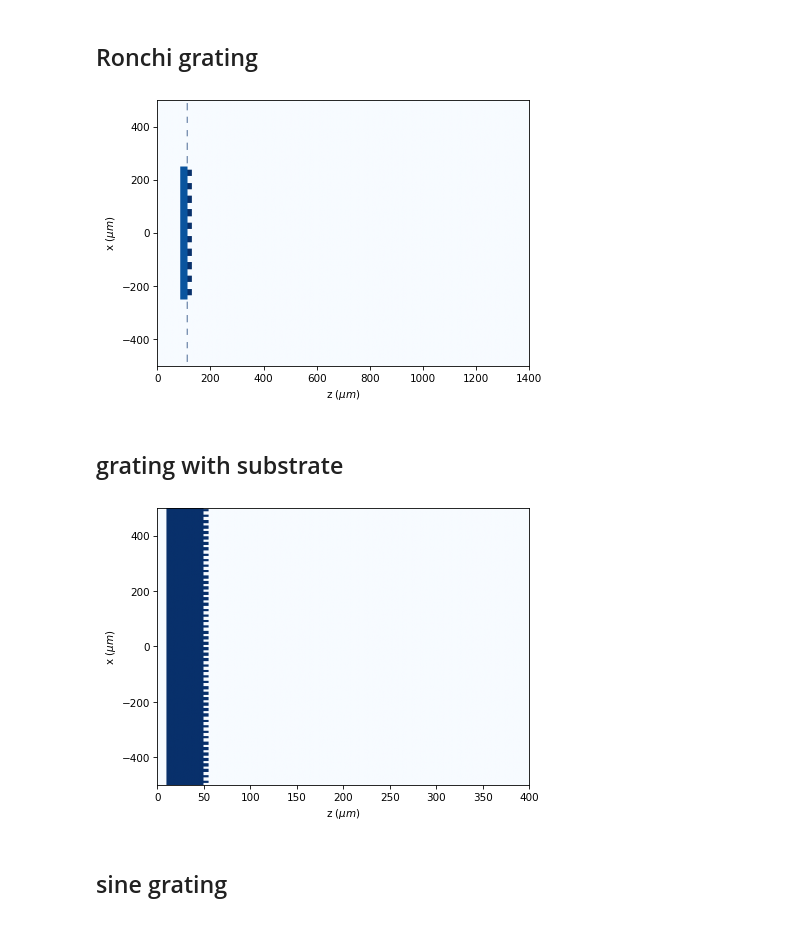
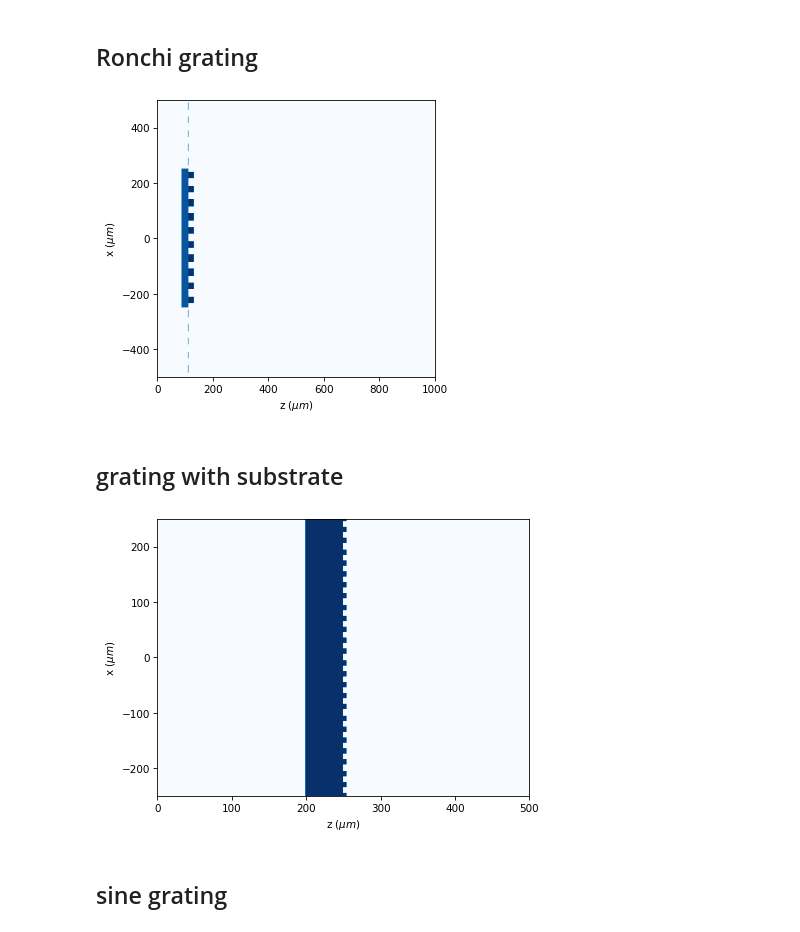
Before and after one commit to optbrea/diffractio, a Jupyter notebook: docs/source/tutorial_scalar/scalar_XZ/masks_xz.ipynb, the cells around one changed output. Cells and saved outputs as stored; diff of their text form; code cells hidden in the pictures.

```diff
--- a/docs/source/tutorial_scalar/scalar_XZ/masks_xz.ipynb
+++ b/docs/source/tutorial_scalar/scalar_XZ/masks_xz.ipynb
@@ -263,32 +263,32 @@ t.draw_refractive_index(scale='scaled')
 ## Ronchi grating
 # %%
 x0 = np.linspace(-500 * um, 500 * um, 256)
-z0 = np.linspace(0 * um, 1400 * um, 512)
+z0 = np.linspace(0 * um, 1000 * um, 512)
 wavelength = 0.5 * um
 
 t1 = Diffractio('scalar', 'mask', x=x0, z=z0, wavelength=wavelength)
 
 t1.ronchi_grating(
     period=50 * um,
     fill_factor=0.5,
     length=500 * um,
     height=20 * um,
     r0=(0 * um, 100 * um),
     Dx=2 * um,
     refractive_index=1.5 + 0.5j,
     heigth_substrate=25 * um,
     refractive_index_substrate=1.5,
     angle=0 * degrees,
 )
 
 t1.draw_refractive_index(scale="scaled")
 # %% [output]
-[figure, old version]
+[figure, new version]
 # %% [markdown]
 ## grating with substrate
 # %%
-x0 = np.linspace(-500 * um, 500 * um, 256)
-z0 = np.linspace(0 * um, 400 * um, 512)
+x0 = np.linspace(-250 * um, 250 * um, 256)
+z0 = np.linspace(0 * um, 500 * um, 512)
 wavelength = 0.55 * um
 
 t0 = Diffractio('scalar', 'mask', x=x0, wavelength=wavelength)
@@ -299,12 +299,12 @@ t1.ronchi_grating(period=20 * um, x0=0 * um, fill_factor=0.5)
 
 t2 = Diffractio('scalar', 'mask', x=x0, z=z0, wavelength=wavelength, n_background=1)
 
-t2.extrude_mask(t=t0, z0=10 * um, z1=50 * um, refractive_index=1.5)
-t2.extrude_mask(t=t1, z0=50 * um, z1=55.5 * um, refractive_index=1.5)
+t2.extrude_mask(t=t0, z0=200 * um, z1=250 * um, refractive_index=1.5)
+t2.extrude_mask(t=t1, z0=250 * um, z1=255.5 * um, refractive_index=1.5)
 
 t2.draw_refractive_index(draw_borders=False)
 # %% [output]
-[figure, old version]
+[figure, new version]
 # %% [markdown]
 ## sine grating
 # %%
```
Also changed, not shown: parts of 5 cells of this notebook, 2 other files.
